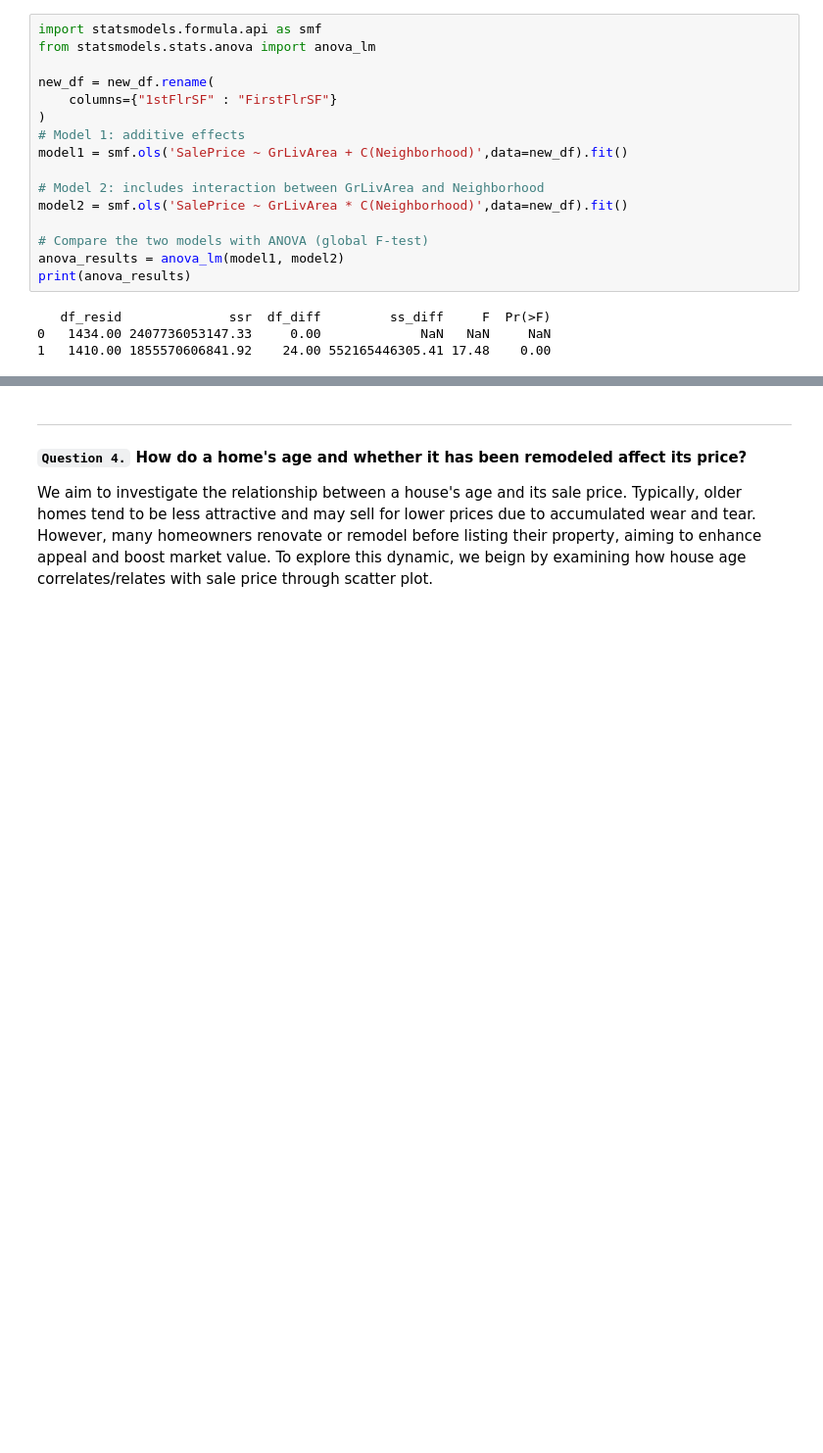
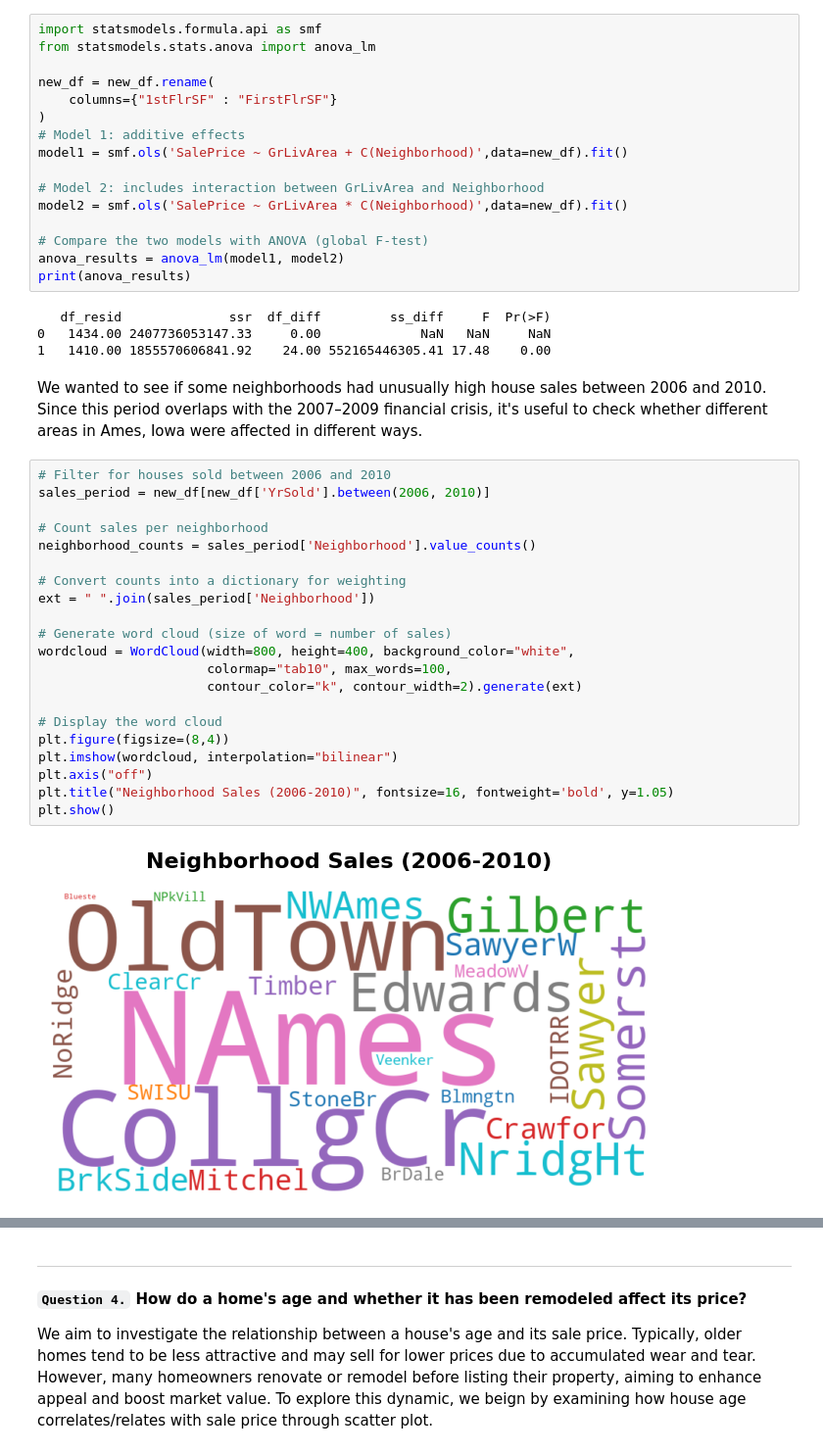
Before and after one commit to annugit1655/Real-Estate-Price-Prediction, a Jupyter notebook: Real-Estate-Price-Prediction/notebooks/EDA-house-part-1.ipynb, the cells around one changed output, grey strips where cells are left out. Shown at 98% size. Saved outputs shown, nothing was run; the diff lists cells and outputs as text; blank space fills up the shorter version.

```diff
--- a/Real-Estate-Price-Prediction/notebooks/EDA-house-part-1.ipynb
+++ b/Real-Estate-Price-Prediction/notebooks/EDA-house-part-1.ipynb
@@ -863,3 +864,28 @@ print(anova_results)
    df_resid              ssr  df_diff         ss_diff     F  Pr(>F)
 0   1434.00 2407736053147.33     0.00             NaN   NaN     NaN
 1   1410.00 1855570606841.92    24.00 552165446305.41 17.48    0.00
+# %% [markdown]
+We wanted to see if some neighborhoods had unusually high house sales between 2006 and 2010. Since this period overlaps with the 2007–2009 financial crisis, it's useful to check whether different areas in Ames, Iowa were affected in different ways.
+# %%
+# Filter for houses sold between 2006 and 2010
+sales_period = new_df[new_df['YrSold'].between(2006, 2010)]
+
+# Count sales per neighborhood
+neighborhood_counts = sales_period['Neighborhood'].value_counts()
+
+# Convert counts into a dictionary for weighting
+ext = " ".join(sales_period['Neighborhood'])
+
+# Generate word cloud (size of word = number of sales)
+wordcloud = WordCloud(width=800, height=400, background_color="white",
+                      colormap="tab10", max_words=100,
+                      contour_color="k", contour_width=2).generate(ext)
+
+# Display the word cloud
+plt.figure(figsize=(8,4))
+plt.imshow(wordcloud, interpolation="bilinear")
+plt.axis("off")
+plt.title("Neighborhood Sales (2006-2010)", fontsize=16, fontweight='bold', y=1.05)
+plt.show()
+# %% [output]
+[figure, added]
```
Also changed, not shown: parts of 9 cells of this notebook.
